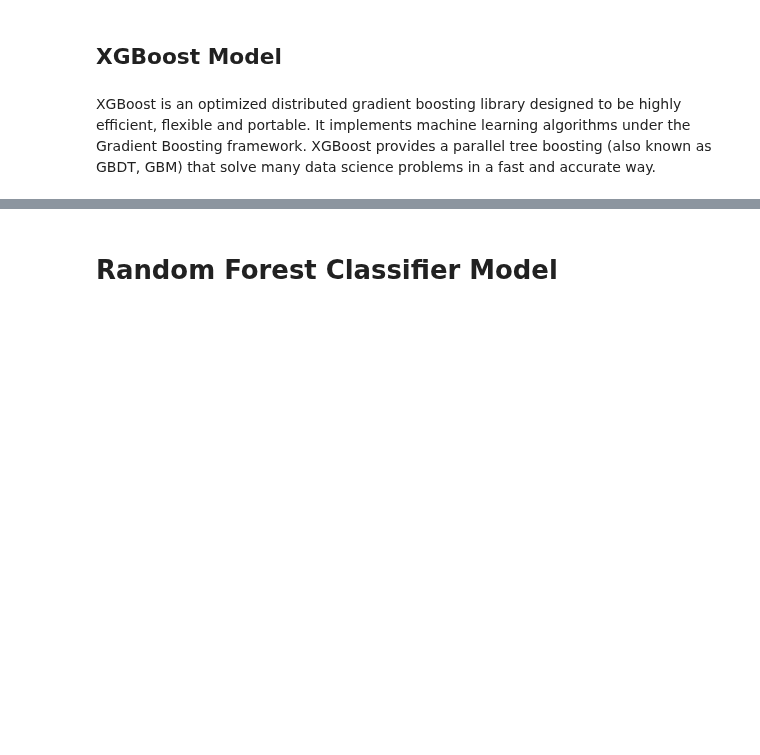
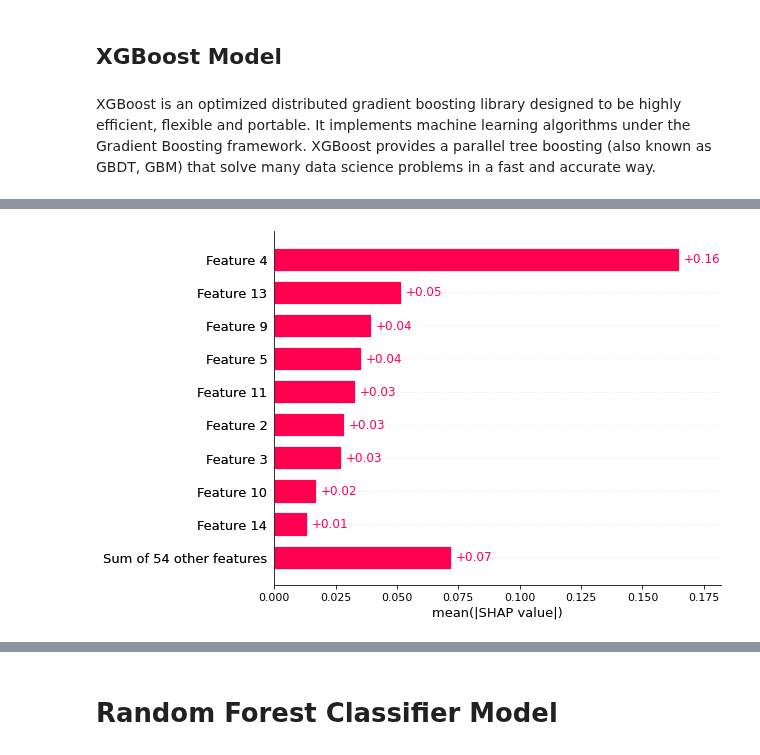
Before and after one commit to ravisiv/AussieWeatherEDA, a Jupyter notebook: Lab2_Group3_Chowdhury_Mittal_Srivastava_Sivaraman.ipynb, the cells around one changed output, grey strips where cells are left out. Saved outputs shown, nothing was run; the diff lists cells and outputs as text; code cells hidden in the pictures; blank space fills up the shorter version.

```diff
--- a/Lab2_Group3_Chowdhury_Mittal_Srivastava_Sivaraman.ipynb
+++ b/Lab2_Group3_Chowdhury_Mittal_Srivastava_Sivaraman.ipynb
@@ -921,0 +1007,6 @@ plt.show()
+# %%
+# feature inmportance using shap
+shap.plots.bar(shap_values)
+# Reference: https://github.com/slundberg/shap
+# %% [output]
+[figure, added]
```
Also changed, not shown: parts of 21 cells of this notebook.
